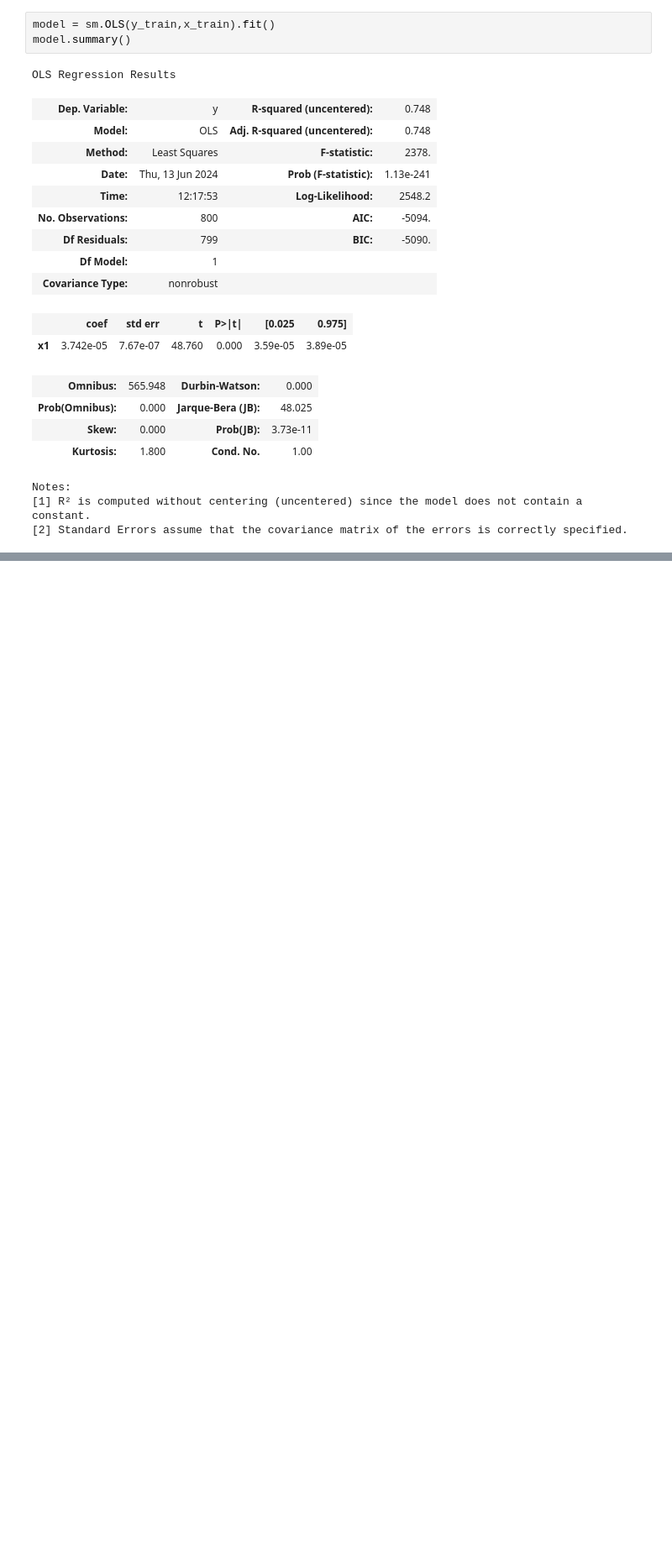
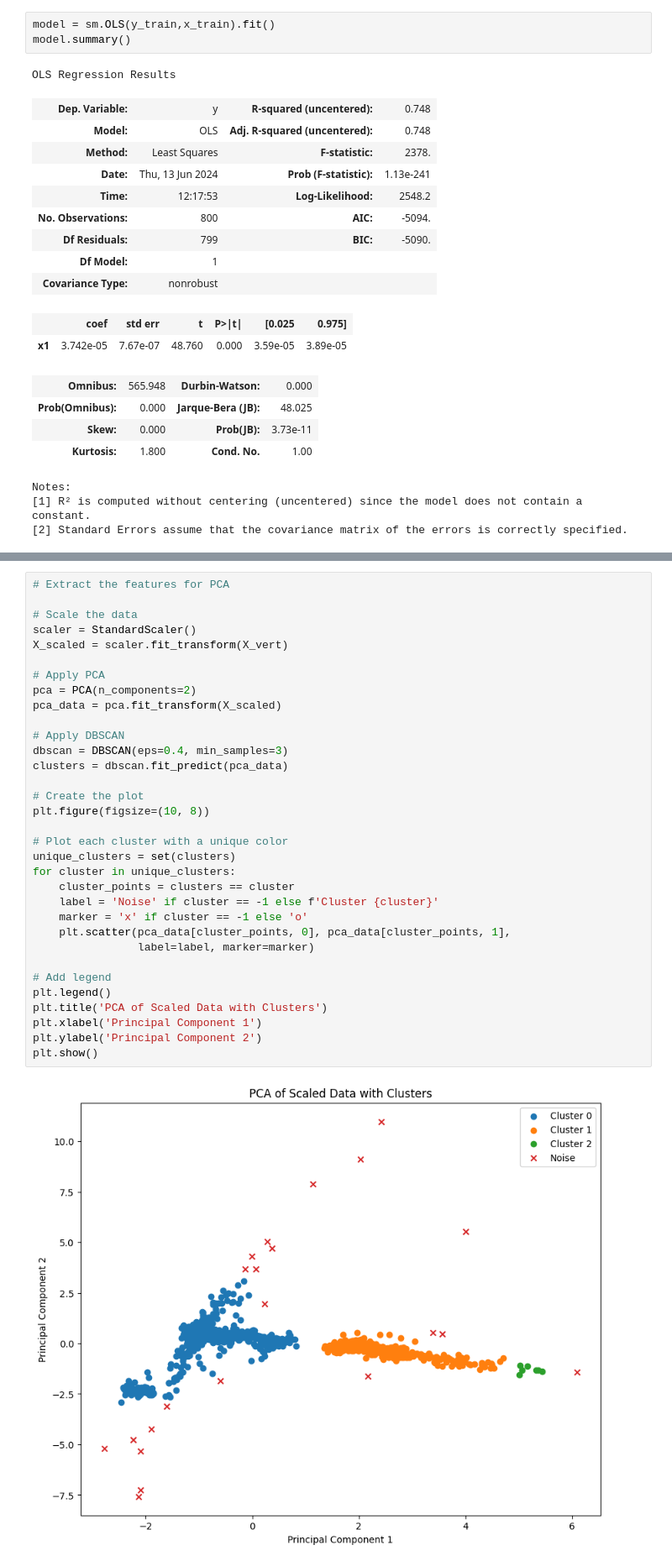
Before and after one commit to luukhfontys/Datascience-eindopdracht, a Jupyter notebook: DS Eindopdracht.ipynb, the cells around one changed output, grey strips where cells are left out. Shown at 84% size. Cells and saved outputs as stored; diff of their text form; blank space fills up the shorter version.

```diff
--- a/DS Eindopdracht.ipynb
+++ b/DS Eindopdracht.ipynb
@@ -577,0 +626,35 @@ Notes:
+# %%
+# Extract the features for PCA
+
+# Scale the data
+scaler = StandardScaler()
+X_scaled = scaler.fit_transform(X_vert)
+
+# Apply PCA
+pca = PCA(n_components=2)
+pca_data = pca.fit_transform(X_scaled)
+
+# Apply DBSCAN
+dbscan = DBSCAN(eps=0.4, min_samples=3)
+clusters = dbscan.fit_predict(pca_data)
+
+# Create the plot
+plt.figure(figsize=(10, 8))
+
+# Plot each cluster with a unique color
+unique_clusters = set(clusters)
+for cluster in unique_clusters:
+    cluster_points = clusters == cluster
+    label = 'Noise' if cluster == -1 else f'Cluster {cluster}'
+    marker = 'x' if cluster == -1 else 'o'
+    plt.scatter(pca_data[cluster_points, 0], pca_data[cluster_points, 1],
+                label=label, marker=marker)
+
+# Add legend
+plt.legend()
+plt.title('PCA of Scaled Data with Clusters')
+plt.xlabel('Principal Component 1')
+plt.ylabel('Principal Component 2')
+plt.show()
+# %% [output]
+[figure, added]
```
Also changed, not shown: parts of 7 cells of this notebook.
